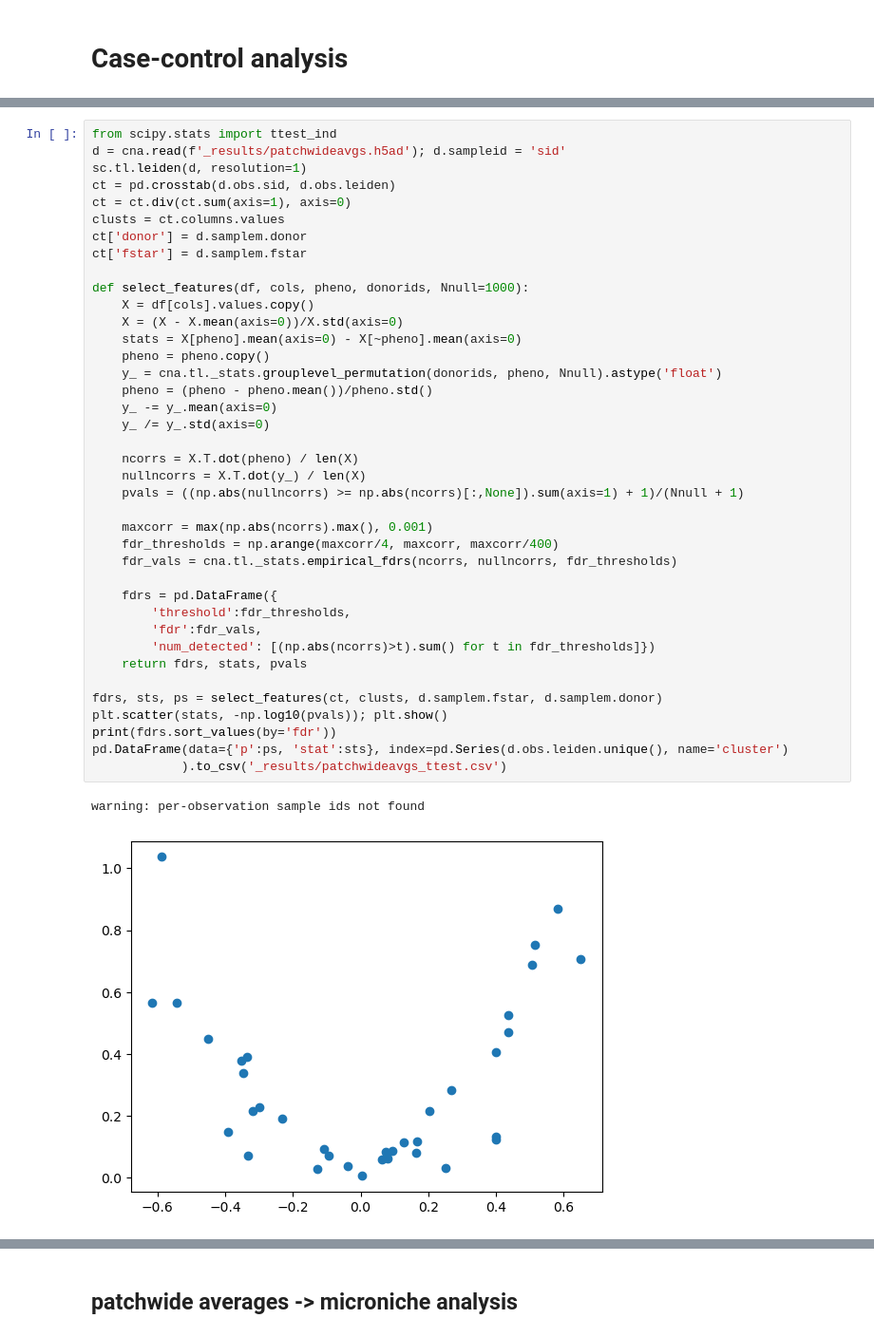
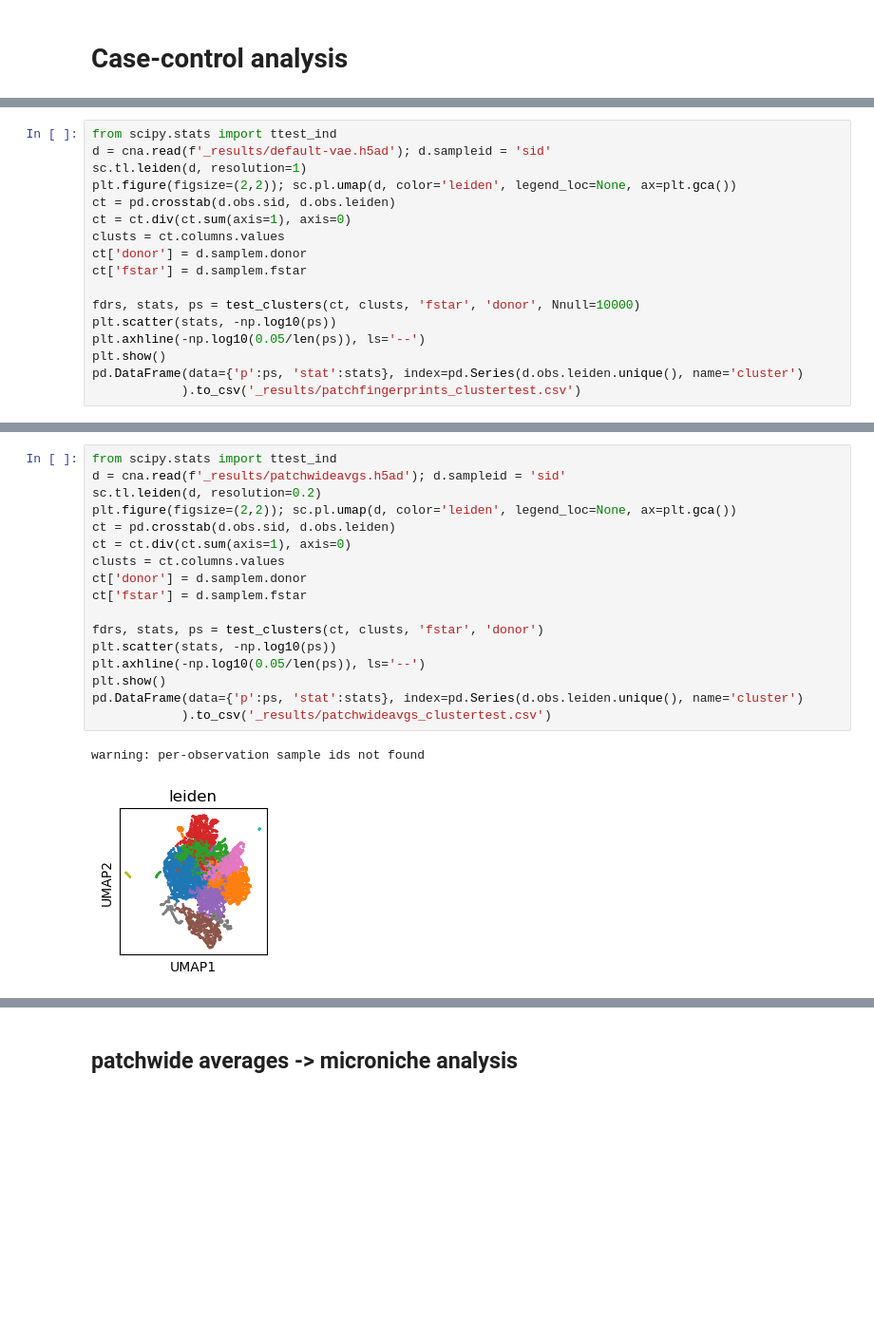
Before and after one commit to yakirr/vimapaper, a Jupyter notebook: RA/RA.2.analyze.ipynb, the cells around one changed output, grey strips where cells are left out. Shown at 95% size. Saved outputs shown, nothing was run; the diff lists cells and outputs as text; blank space fills up the shorter version.

Commit message:
new iterations for figures, added first supp figs

```diff
--- a/RA/RA.2.analyze.ipynb
+++ b/RA/RA.2.analyze.ipynb
@@ -191,0 +219,17 @@ sc.pl.umap(Mdense_avg, color='sid')
+# %%
+from scipy.stats import ttest_ind
+d = cna.read(f'_results/default-vae.h5ad'); d.sampleid = 'sid'
+sc.tl.leiden(d, resolution=1)
+plt.figure(figsize=(2,2)); sc.pl.umap(d, color='leiden', legend_loc=None, ax=plt.gca())
+ct = pd.crosstab(d.obs.sid, d.obs.leiden)
+ct = ct.div(ct.sum(axis=1), axis=0)
+clusts = ct.columns.values
+ct['donor'] = d.samplem.donor
+ct['fstar'] = d.samplem.fstar
+
+fdrs, stats, ps = test_clusters(ct, clusts, 'fstar', 'donor', Nnull=10000)
+plt.scatter(stats, -np.log10(ps))
+plt.axhline(-np.log10(0.05/len(ps)), ls='--')
+plt.show()
+pd.DataFrame(data={'p':ps, 'stat':stats}, index=pd.Series(d.obs.leiden.unique(), name='cluster')
+            ).to_csv('_results/patchfingerprints_clustertest.csv')
@@ -194,42 +249,20 @@ sc.pl.umap(Mdense_avg, color='sid')
 # %%
 from scipy.stats import ttest_ind
 d = cna.read(f'_results/patchwideavgs.h5ad'); d.sampleid = 'sid'
-sc.tl.leiden(d, resolution=1)
+sc.tl.leiden(d, resolution=0.2)
+plt.figure(figsize=(2,2)); sc.pl.umap(d, color='leiden', legend_loc=None, ax=plt.gca())
 ct = pd.crosstab(d.obs.sid, d.obs.leiden)
 ct = ct.div(ct.sum(axis=1), axis=0)
 clusts = ct.columns.values
 ct['donor'] = d.samplem.donor
 ct['fstar'] = d.samplem.fstar
 
-def select_features(df, cols, pheno, donorids, Nnull=1000):
-    X = df[cols].values.copy()
-    X = (X - X.mean(axis=0))/X.std(axis=0)
-    stats = X[pheno].mean(axis=0) - X[~pheno].mean(axis=0)
-    pheno = pheno.copy()
-    y_ = cna.tl._stats.grouplevel_permutation(donorids, pheno, Nnull).astype('float')
-    pheno = (pheno - pheno.mean())/pheno.std()
-    y_ -= y_.mean(axis=0)
-    y_ /= y_.std(axis=0)
-
-    ncorrs = X.T.dot(pheno) / len(X)
-    nullncorrs = X.T.dot(y_) / len(X)
-    pvals = ((np.abs(nullncorrs) >= np.abs(ncorrs)[:,None]).sum(axis=1) + 1)/(Nnull + 1)
-
-    maxcorr = max(np.abs(ncorrs).max(), 0.001)
-    fdr_thresholds = np.arange(maxcorr/4, maxcorr, maxcorr/400)
-    fdr_vals = cna.tl._stats.empirical_fdrs(ncorrs, nullncorrs, fdr_thresholds)
-
-    fdrs = pd.DataFrame({
-        'threshold':fdr_thresholds,
-        'fdr':fdr_vals,
-        'num_detected': [(np.abs(ncorrs)>t).sum() for t in fdr_thresholds]})
-    return fdrs, stats, pvals
-
-fdrs, sts, ps = select_features(ct, clusts, d.samplem.fstar, d.samplem.donor)
-plt.scatter(stats, -np.log10(pvals)); plt.show()
-print(fdrs.sort_values(by='fdr'))
-pd.DataFrame(data={'p':ps, 'stat':sts}, index=pd.Series(d.obs.leiden.unique(), name='cluster')
-            ).to_csv('_results/patchwideavgs_ttest.csv')
+fdrs, stats, ps = test_clusters(ct, clusts, 'fstar', 'donor')
+plt.scatter(stats, -np.log10(ps))
+plt.axhline(-np.log10(0.05/len(ps)), ls='--')
+plt.show()
+pd.DataFrame(data={'p':ps, 'stat':stats}, index=pd.Series(d.obs.leiden.unique(), name='cluster')
+            ).to_csv('_results/patchwideavgs_clustertest.csv')
 # %% [output]
 warning: per-observation sample ids not found
-[figure, old version]
+[figure, new version]
```
Also changed, not shown: parts of 7 cells of this notebook, 20 other files.
